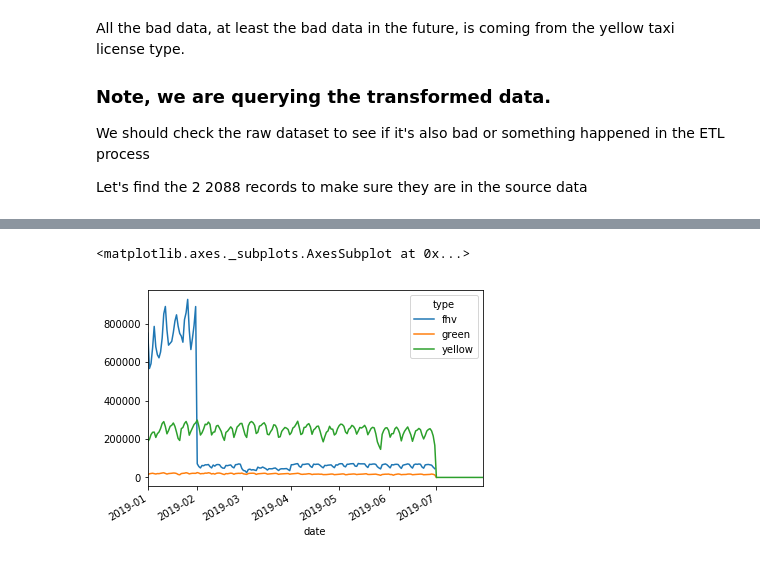
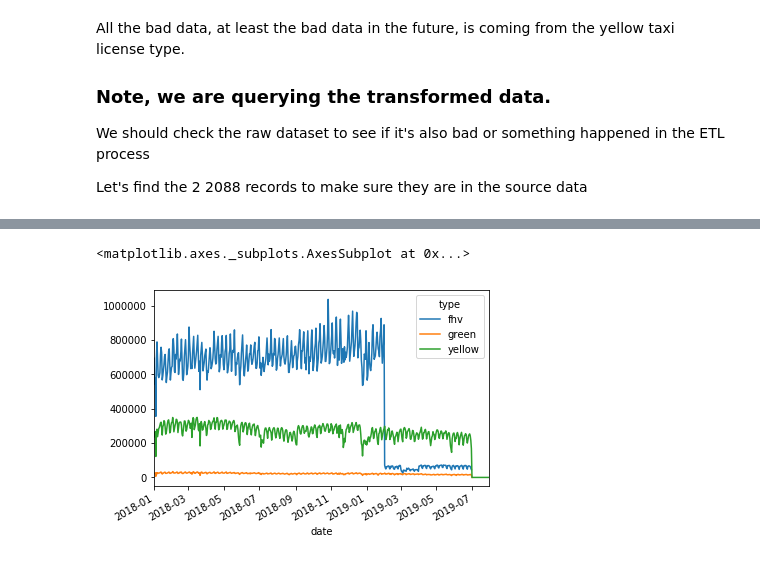
Before and after one commit to bsnively/sagemaker-workshops, a Jupyter notebook: 2019_reinvent/notebooks/DataDiscoveryAndConversation.ipynb, the cells around one changed output, grey strips where cells are left out. Cells and saved outputs as stored; diff of their text form; code cells hidden in the pictures.

```diff
--- a/2019_reinvent/notebooks/DataDiscoveryAndConversation.ipynb
+++ b/2019_reinvent/notebooks/DataDiscoveryAndConversation.ipynb
@@ -162,7 +162,7 @@ normalized_df.plot.bar(x='type', y='ride_count')
 <matplotlib.axes._subplots.AxesSubplot at 0x...>
 [figure]
 # %%
-query = "select type, date_trunc('day', pickup_datetime) date, count(*) cnt from reinvent19.canonical group by type, date_trunc('day', pickup_datetime)"
+query = "select type, date_trunc('day', pickup_datetime) date, count(*) cnt from reinvent19.canonical where pickup_datetime < timestamp '2099-12-31' group by type, date_trunc('day', pickup_datetime) "
 typeperday_df = pd.read_sql(query, conn)
 typeperday_df.plot(x='date', y='cnt')
 # %% [output]
@@ -219,10 +210,10 @@ pd.read_sql("select * from reinvent19.yellow where tpep_pickup_datetime like '20
 | 1 | 2 | 2088-01-24 00:25:39 | 2088-01-24 07:28:25 | 1 | 4.05 | 1 | ... |
 # %%
 ## Next let's plot this per type:
-typeperday_df.loc['2019-01-01':'2019-07-30'].pivot_table(index='date',
+typeperday_df.loc['2018-01-01':'2019-07-30'].pivot_table(index='date',
                                                          columns='type',
                                                          values='cnt',
                                                          aggfunc='sum').plot()
 # %% [output]
 <matplotlib.axes._subplots.AxesSubplot at 0x...>
-[figure, old version]
+[figure, new version]
```
Also changed, not shown: parts of 5 cells of this notebook.
